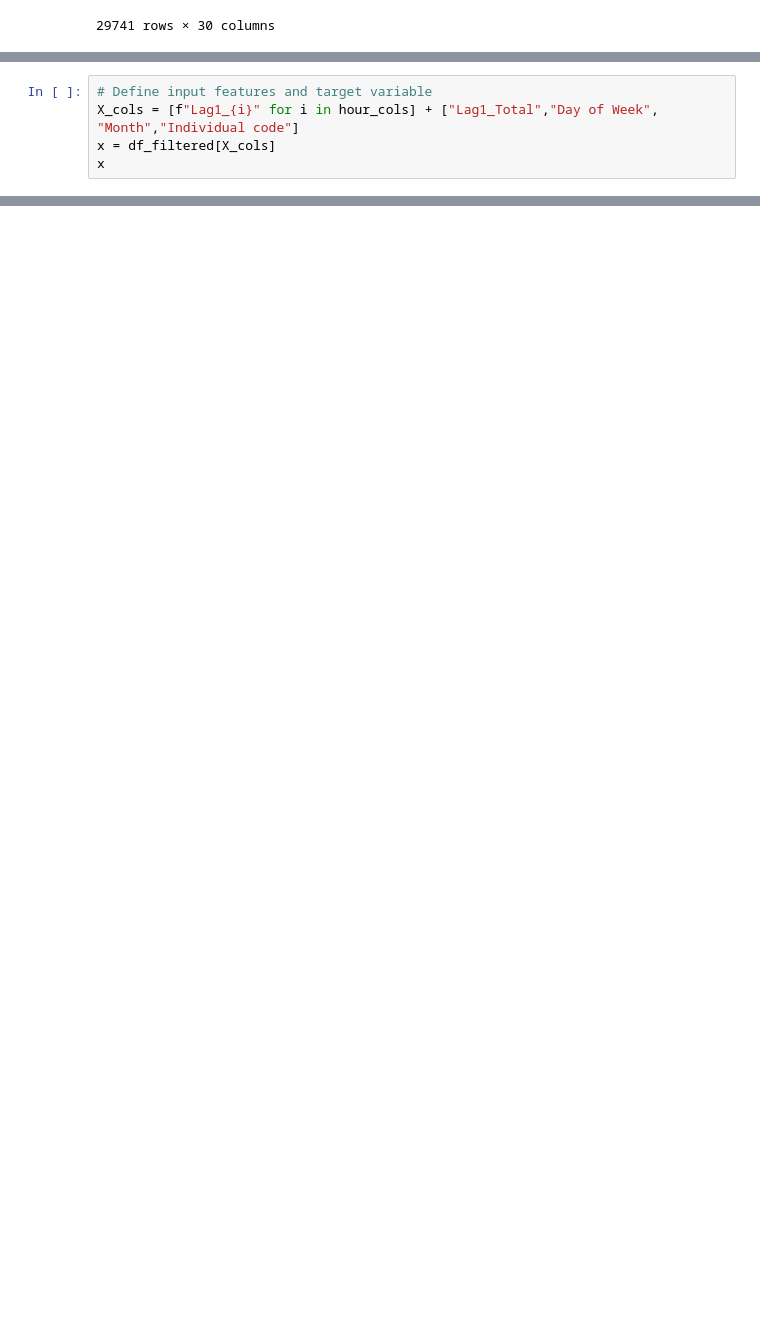
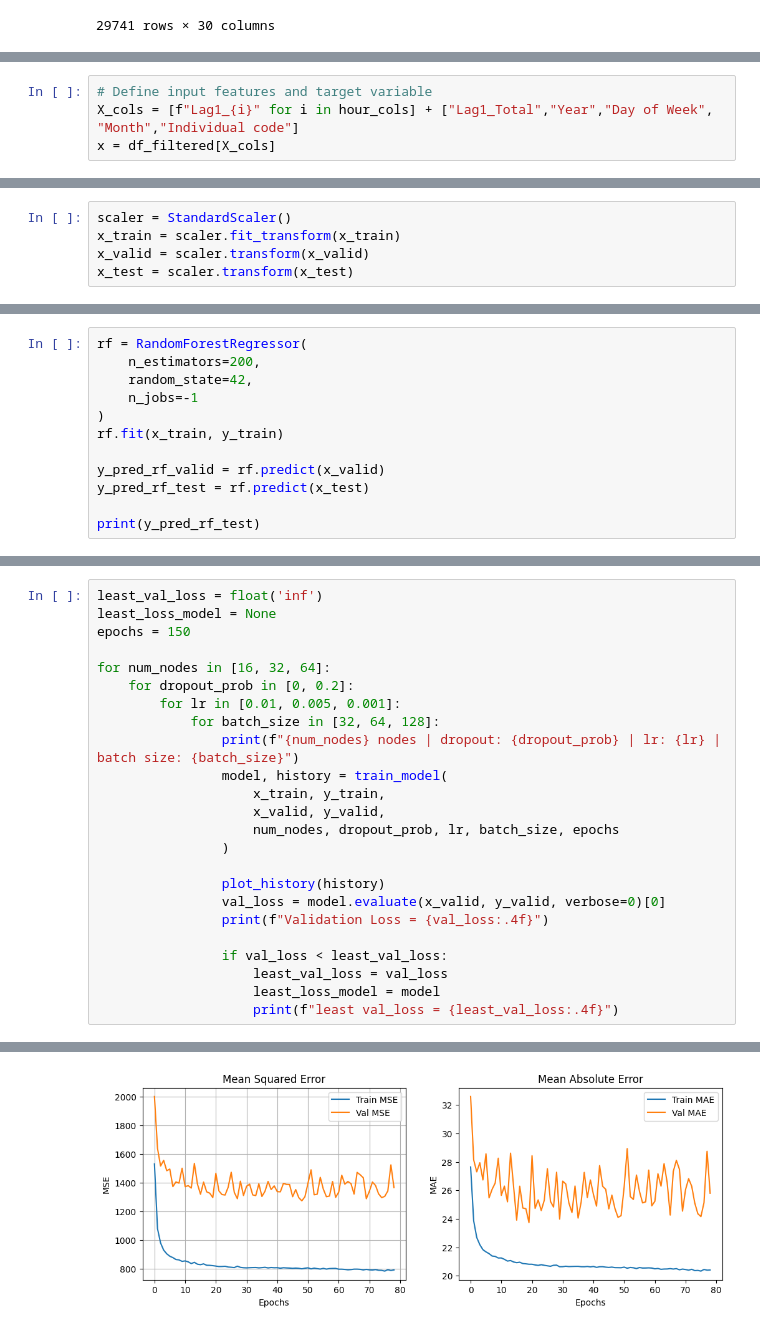
Before and after one commit to Lewis-Walter-K/Sustainability, a Jupyter notebook: test.ipynb, the cells around one changed output, grey strips where cells are left out. Saved outputs shown, nothing was run; the diff lists cells and outputs as text; blank space fills up the shorter version.

Commit message:
Training Neural Network complete

```diff
--- a/test.ipynb
+++ b/test.ipynb
@@ -107,5 +117,4 @@ See the caveats in the documentation: https://pandas.pydata.org/pandas-docs/stab
 # %%
 # Define input features and target variable
-X_cols = [f"Lag1_{i}" for i in hour_cols] + ["Lag1_Total","Day of Week", "Month","Individual code"]
+X_cols = [f"Lag1_{i}" for i in hour_cols] + ["Lag1_Total","Year","Day of Week", "Month","Individual code"]
 x = df_filtered[X_cols]
-x
@@ -142,0 +143,5 @@ y
+# %%
+scaler = StandardScaler()
+x_train = scaler.fit_transform(x_train)
+x_valid = scaler.transform(x_valid)
+x_test = scaler.transform(x_test)
@@ -142,0 +287,12 @@ y
+# %%
+rf = RandomForestRegressor(
+    n_estimators=200,
+    random_state=42,
+    n_jobs=-1
+)
+rf.fit(x_train, y_train)
+
+y_pred_rf_valid = rf.predict(x_valid)
+y_pred_rf_test = rf.predict(x_test)
+
+print(y_pred_rf_test)
@@ -142,0 +348,25 @@ y
+# %%
+least_val_loss = float('inf')
+least_loss_model = None
+epochs = 150
+
+for num_nodes in [16, 32, 64]:
+    for dropout_prob in [0, 0.2]:
+        for lr in [0.01, 0.005, 0.001]:
+            for batch_size in [32, 64, 128]:
+                print(f"{num_nodes} nodes | dropout: {dropout_prob} | lr: {lr} | batch size: {batch_size}")
+                model, history = train_model(
+                    x_train, y_train,
+                    x_valid, y_valid,
+                    num_nodes, dropout_prob, lr, batch_size, epochs
+                )
+
+                plot_history(history)
+                val_loss = model.evaluate(x_valid, y_valid, verbose=0)[0]
+                print(f"Validation Loss = {val_loss:.4f}")
+
+                if val_loss < least_val_loss:
+                    least_val_loss = val_loss
+                    least_loss_model = model
+                    print(f"least val_loss = {least_val_loss:.4f}")
+# %% [output]
@@ -142,0 +374 @@ y
+[figure, added]
```
Also changed, not shown: parts of 25 cells of this notebook, 1 other file.
